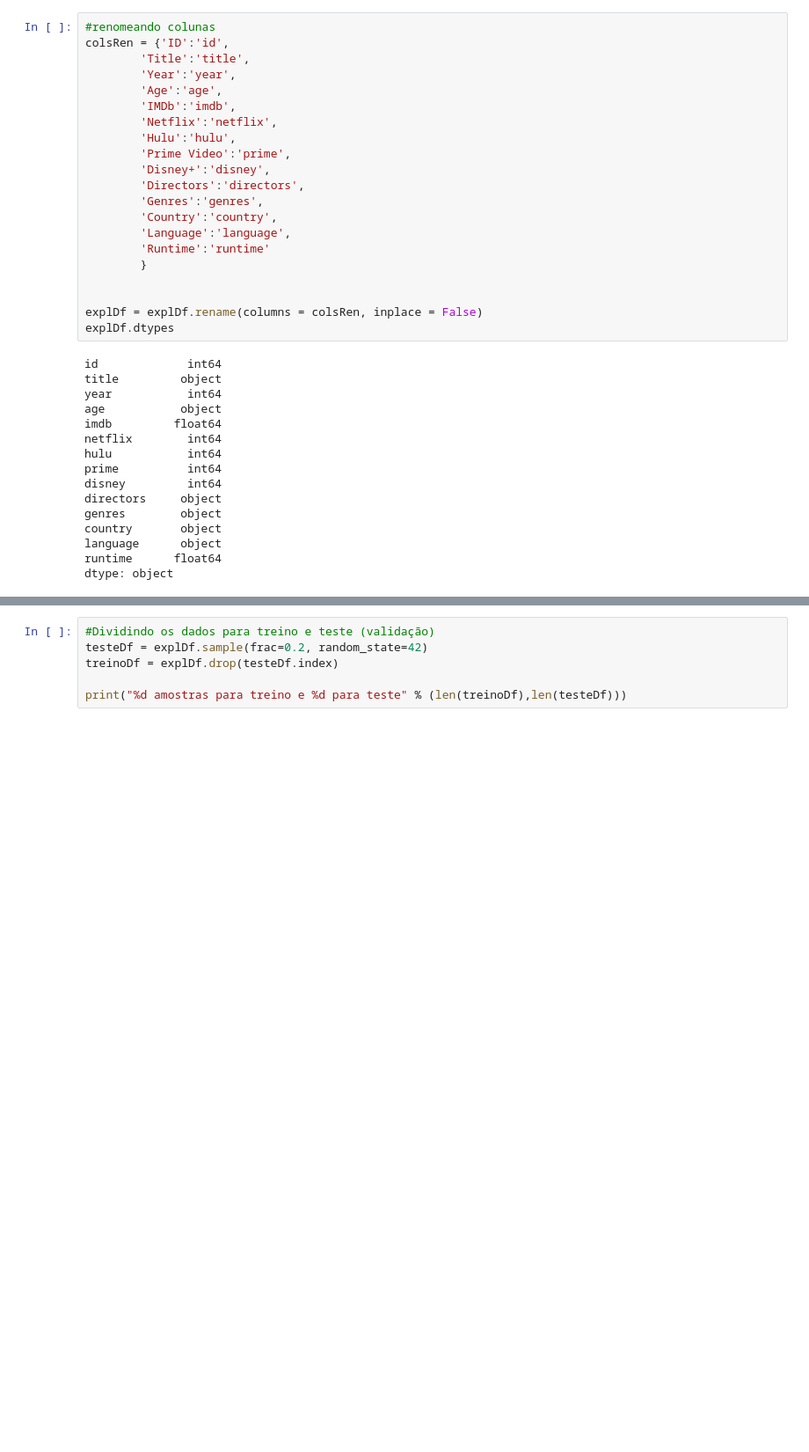
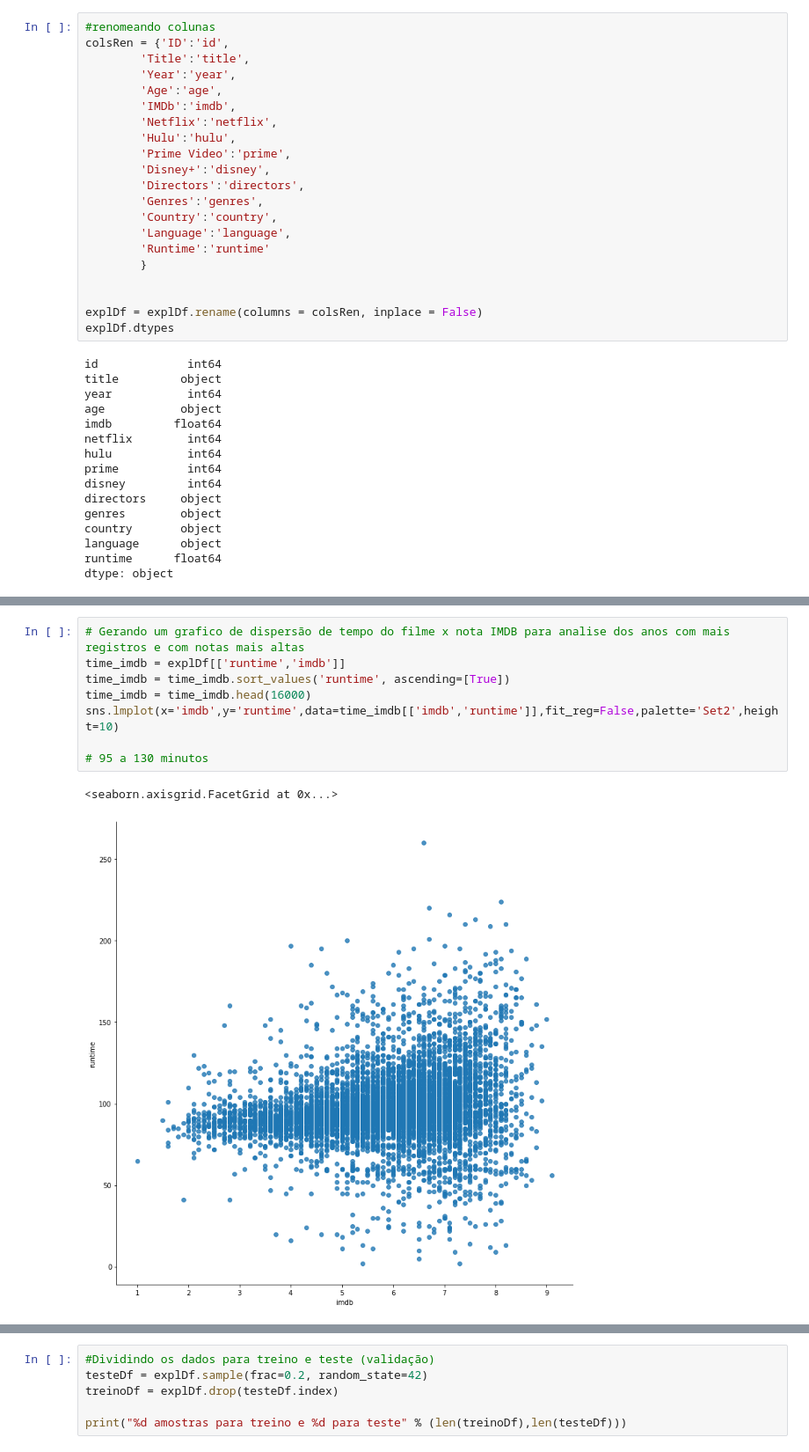
Before and after one commit to gnutzmann/movies-recommended, a Jupyter notebook: movies_imdb_regression.ipynb, the cells around one changed output, grey strips where cells are left out. Shown at 88% size. Saved outputs shown, nothing was run; the diff lists cells and outputs as text; blank space fills up the shorter version.

```diff
--- a/movies_imdb_regression.ipynb
+++ b/movies_imdb_regression.ipynb
@@ -175,0 +293,11 @@ dtype: object
+# %%
+# Gerando um grafico de dispersão de tempo do filme x nota IMDB para analise dos anos com mais registros e com notas mais altas
+time_imdb = explDf[['runtime','imdb']]
+time_imdb = time_imdb.sort_values('runtime', ascending=[True])
+time_imdb = time_imdb.head(16000)
+sns.lmplot(x='imdb',y='runtime',data=time_imdb[['imdb','runtime']],fit_reg=False,palette='Set2',height=10)
+
+# 95 a 130 minutos
+# %% [output]
+<seaborn.axisgrid.FacetGrid at 0x...>
+[figure, added]
```
Also changed, not shown: parts of 26 cells of this notebook.
